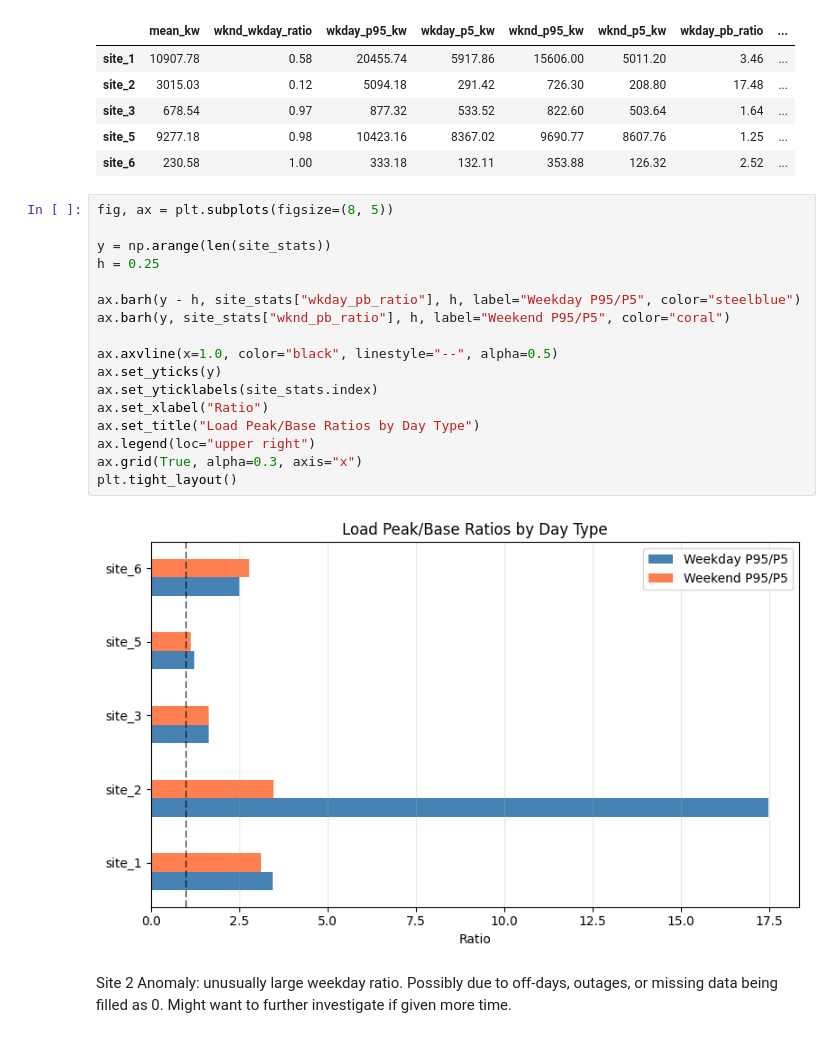
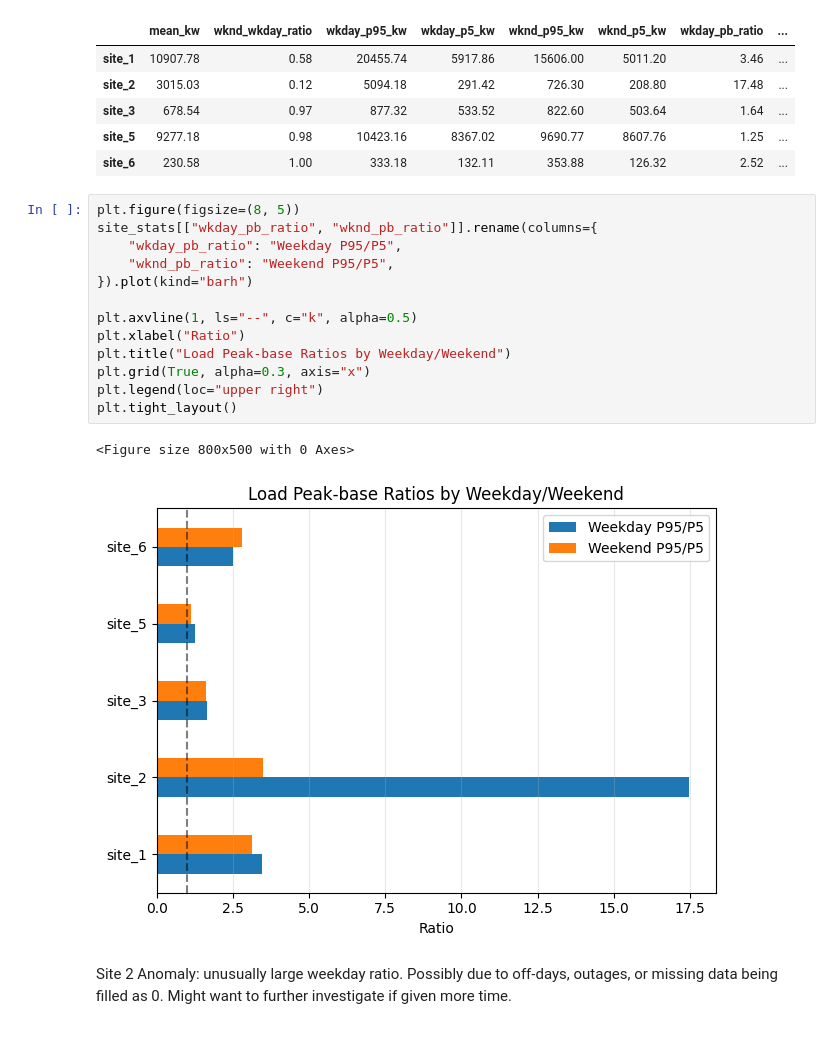
Before and after one commit to RuiyanH/Demand_Response_Case_Study, a Jupyter notebook: analysis.ipynb, the cells around one changed output. Saved outputs shown, nothing was run; the diff lists cells and outputs as text.

```diff
--- a/analysis.ipynb
+++ b/analysis.ipynb
@@ -178,24 +183,21 @@ site_stats.round(2)
 | site_5 | 9277.18 | 0.98 | 10423.16 | 8367.02 | 9690.77 | 8607.76 | 1.25 | ... |
 | site_6 | 230.58 | 1.00 | 333.18 | 132.11 | 353.88 | 126.32 | 2.52 | ... |
 # %%
-fig, ax = plt.subplots(figsize=(8, 5))
+plt.figure(figsize=(8, 5))
+site_stats[["wkday_pb_ratio", "wknd_pb_ratio"]].rename(columns={
+    "wkday_pb_ratio": "Weekday P95/P5",
+    "wknd_pb_ratio": "Weekend P95/P5",
+}).plot(kind="barh")
 
-y = np.arange(len(site_stats))
-h = 0.25
-
-ax.barh(y - h, site_stats["wkday_pb_ratio"], h, label="Weekday P95/P5", color="steelblue")
-ax.barh(y, site_stats["wknd_pb_ratio"], h, label="Weekend P95/P5", color="coral")
-
-ax.axvline(x=1.0, color="black", linestyle="--", alpha=0.5)
-ax.set_yticks(y)
-ax.set_yticklabels(site_stats.index)
-ax.set_xlabel("Ratio")
-ax.set_title("Load Peak/Base Ratios by Day Type")
-ax.legend(loc="upper right")
-ax.grid(True, alpha=0.3, axis="x")
+plt.axvline(1, ls="--", c="k", alpha=0.5)
+plt.xlabel("Ratio")
+plt.title("Load Peak-base Ratios by Weekday/Weekend")
+plt.grid(True, alpha=0.3, axis="x")
+plt.legend(loc="upper right")
 plt.tight_layout()
 # %% [output]
+<Figure size 800x500 with 0 Axes>
-[figure, old version]
+[figure, new version]
 # %% [markdown]
 Site 2 Anomaly: unusually large weekday ratio. Possibly due to off-days, outages, or missing data being filled as 0. Might want to further investigate if given more time.
 # %% [markdown]
```
Also changed, not shown: parts of 7 cells of this notebook, 4 other files.
